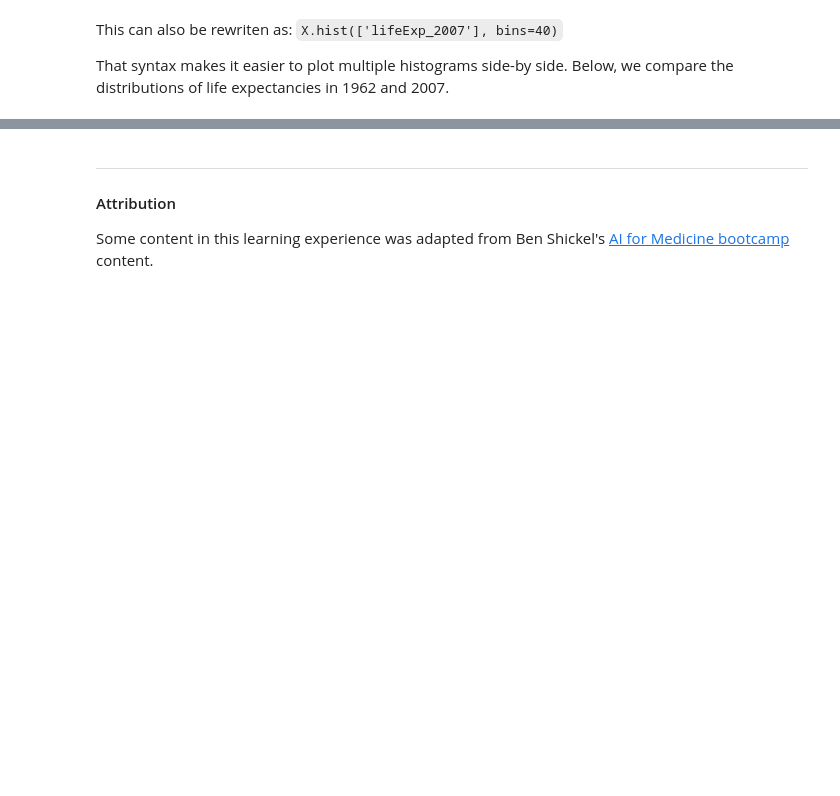
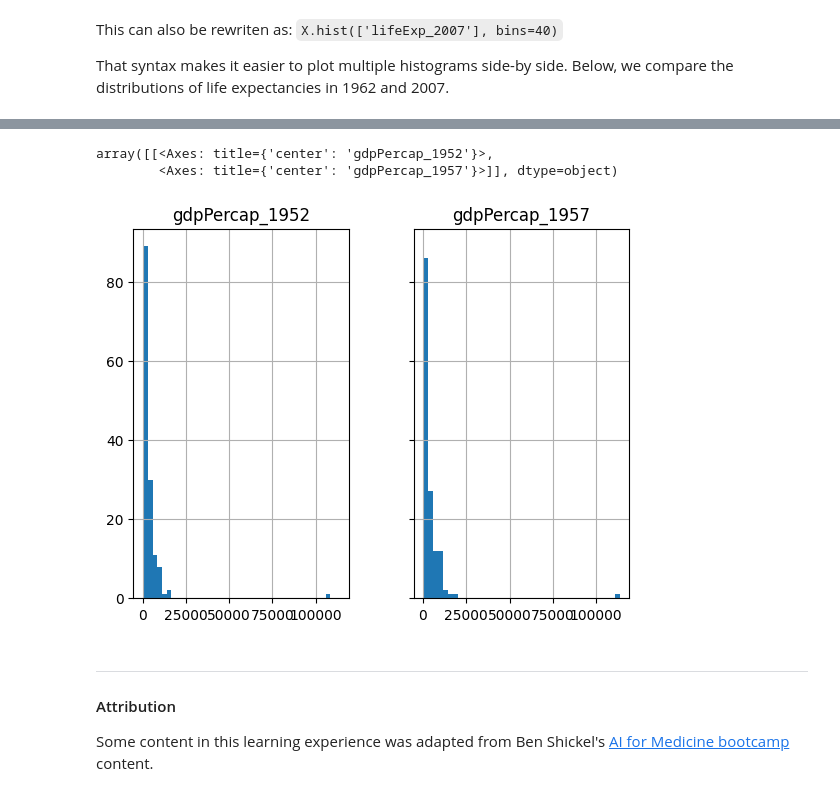
Before and after one commit to admontalvo/UF_BI_python_for_ai, a Jupyter notebook: 02_data_analysis_pandas.ipynb, the cells around one changed output, grey strips where cells are left out. Drawn from its saved outputs; the diff is of its cells as text; code cells hidden in the pictures; blank space fills up the shorter version.

```diff
--- a/02_data_analysis_pandas.ipynb
+++ b/02_data_analysis_pandas.ipynb
@@ -648,6 +673,11 @@ dtype: object
 > Practice with the `hist` and `box` functions by exploring different columns in our dataframe. Experiment with data filtering methods to further refine your figures. **Hint:** We can see all of the available columns with `print(X.columns)`.
 # %%
 ### Experiment with code!
+X.hist(column=['gdpPercap_1952','gdpPercap_1957'], bins=40, sharey=True, sharex=True)
+# %% [output]
+array([[<Axes: title={'center': 'gdpPercap_1952'}>,
+        <Axes: title={'center': 'gdpPercap_1957'}>]], dtype=object)
+[figure, added]
 # %% [markdown]
 ***
 #### Attribution
```
Also changed, not shown: parts of 10 cells of this notebook.
